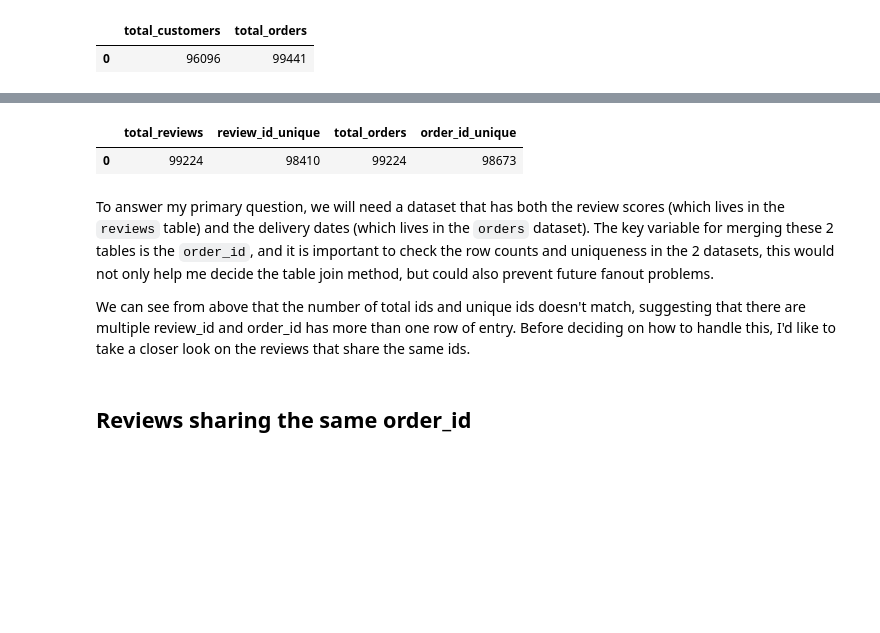
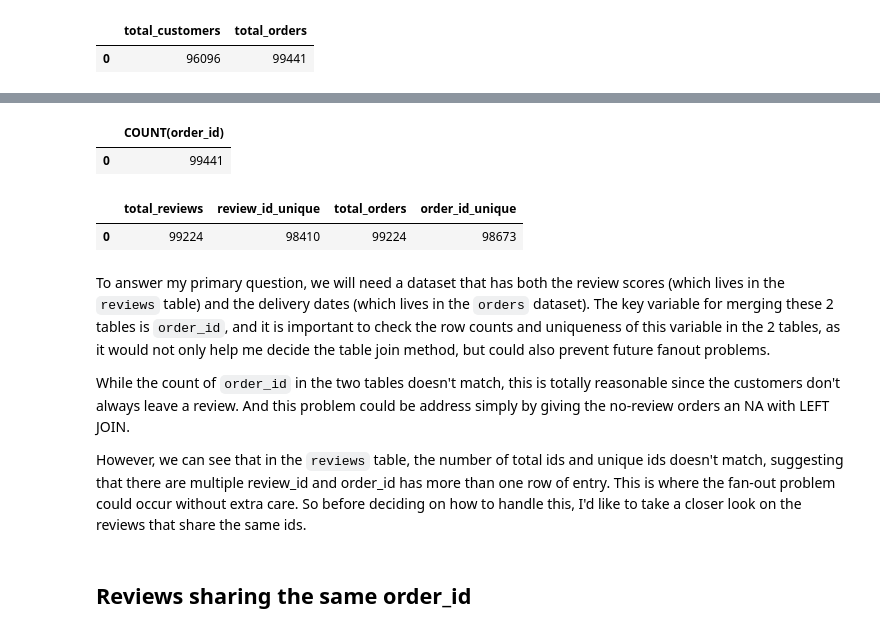
Before and after one commit to christine-nil/olist-analyst-workflow, a Jupyter notebook: notebooks/01_exploration.ipynb, the cells around one changed output, grey strips where cells are left out. Saved outputs shown, nothing was run; the diff lists cells and outputs as text; code cells hidden in the pictures; blank space fills up the shorter version.

```diff
--- a/notebooks/01_exploration.ipynb
+++ b/notebooks/01_exploration.ipynb
@@ -72,4 +76,13 @@ sql("" \
 | 2 | 228ce5500dc1d8e020d8d1322874b6f0 | f9e4b658b201a9f2ecdecbb34bed034b | 5 | None | NaN | 2018-02-17 00:00:00 | ... |
 | 3 | e64fb393e7b32834bb789ff8bb30750e | 658677c97b385a9be170737859d3511b | 5 | None | Recebi bem antes do prazo estipul... | 2017-04-21 00:00:00 | ... |
 | 4 | f7c4243c7fe1938f181bec41a392bdeb | 8e6bfb81e283fa7e4f11123a3fb894f1 | 5 | None | Parabéns lojas lannister adorei c... | 2018-03-01 00:00:00 | ... |
+# %%
+# Total orders in the `orders` table
+sql("""
+SELECT COUNT(order_id)
+FROM orders
+""", conn)
+# %% [output]
+|  | COUNT(order_id) |
+| 0 | 99441 |
 # %%
@@ -85,9 +98,11 @@ FROM reviews
 |  | total_reviews | review_id_unique | total_orders | order_id_unique |
 | 0 | 99224 | 98410 | 99224 | 98673 |
 # %% [markdown]
-To answer my primary question, we will need a dataset that has both the review scores (which lives in the `reviews` table) and the delivery dates (which lives in the `orders` dataset). The key variable for merging these 2 tables is the `order_id`, and it is important to check the row counts and uniqueness in the 2 datasets, this would not only help me decide the table join method, but could also prevent future fanout problems.
+To answer my primary question, we will need a dataset that has both the review scores (which lives in the `reviews` table) and the delivery dates (which lives in the `orders` dataset). The key variable for merging these 2 tables is `order_id`, and it is important to check the row counts and uniqueness of this variable in the 2 tables, as it would not only help me decide the table join method, but could also prevent future fanout problems.
 
-We can see from above that the number of total ids and unique ids doesn't match, suggesting that there are multiple review_id and order_id has more than one row of entry. Before deciding on how to handle this, I'd like to take a closer look on the reviews that share the same ids.
+While the count of `order_id` in the two tables doesn't match, this is totally reasonable since the customers don't always leave a review. And this problem could be address simply by giving the no-review orders an NA with LEFT JOIN.
+
+However, we can see that in the `reviews` table, the number of total ids and unique ids doesn't match, suggesting that there are multiple review_id and order_id has more than one row of entry. This is where the fan-out problem could occur without extra care. So before deciding on how to handle this, I'd like to take a closer look on the reviews that share the same ids.
 # %% [markdown]
 ## Reviews sharing the same order_id
 # %%
```
Also changed, not shown: parts of 16 cells of this notebook.
